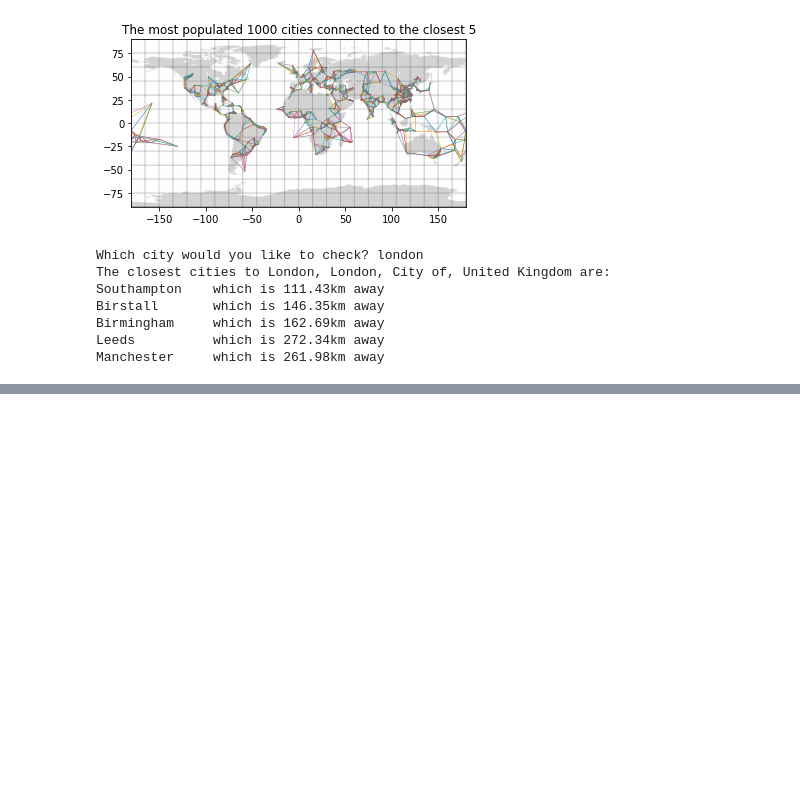
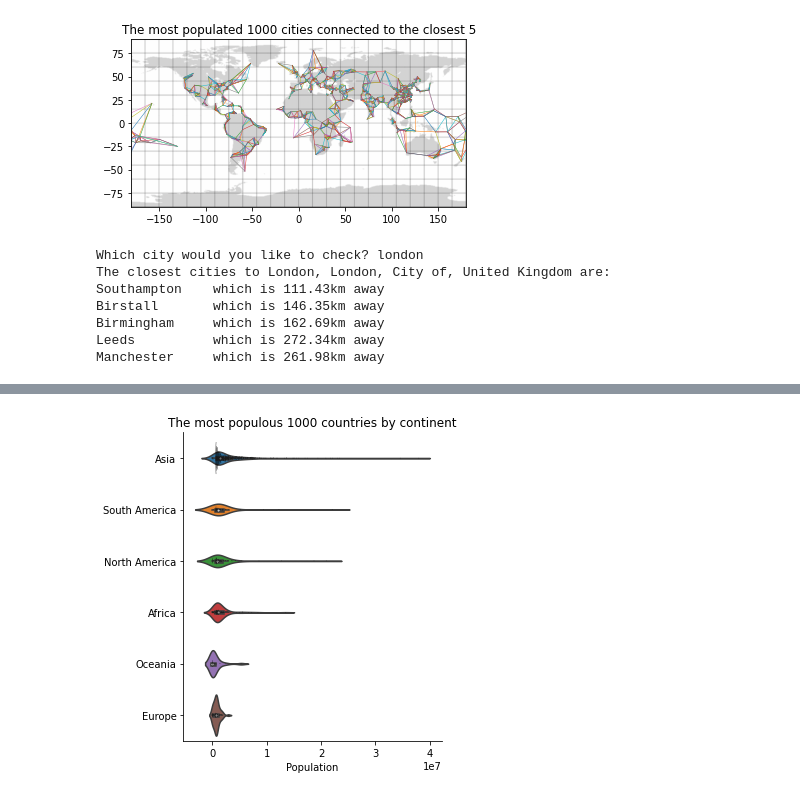
Before and after one commit to Aidan23Smith/Seeing-a-Connected-World, a Jupyter notebook: Seeing a Connected World.ipynb, the cells around one changed output, grey strips where cells are left out. Cells and saved outputs as stored; diff of their text form; code cells hidden in the pictures; blank space fills up the shorter version.

```diff
--- a/Seeing a Connected World.ipynb
+++ b/Seeing a Connected World.ipynb
@@ -592,0 +591,10 @@ plt.show()
+# %%
+sns.catplot(x="population", y="Continent_Name",kind="violin", data=everything2[:1000])
+sns.swarmplot(x="population", y="Continent_Name",color="k", size=0.5, data=everything2[:1000])
+
+plt.xlabel('Population')
+plt.ylabel('')
+plt.title('The most populous 1000 countries by continent')
+plt.show()
+# %% [output]
+[figure, added]
```
Also changed, not shown: parts of 15 cells of this notebook.
